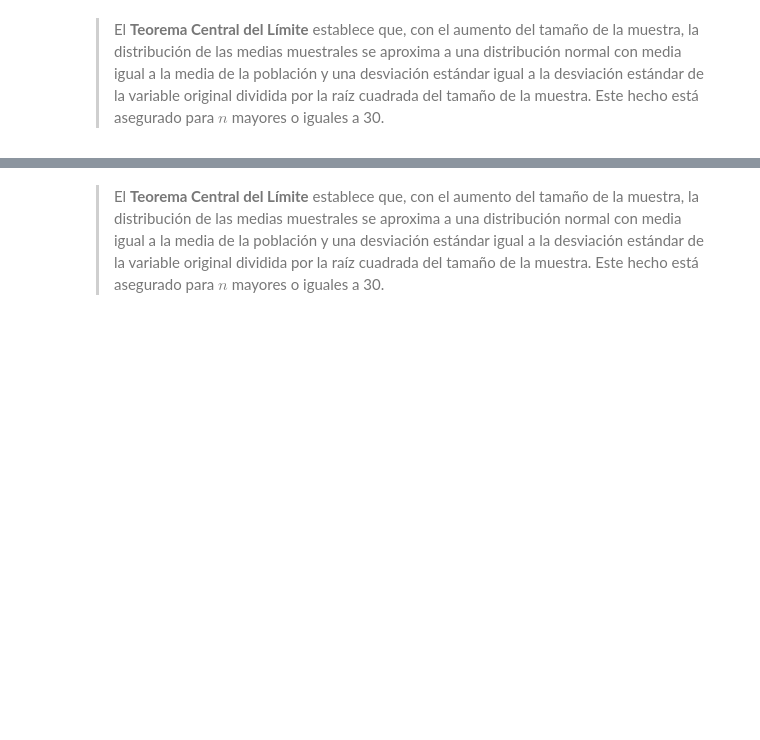
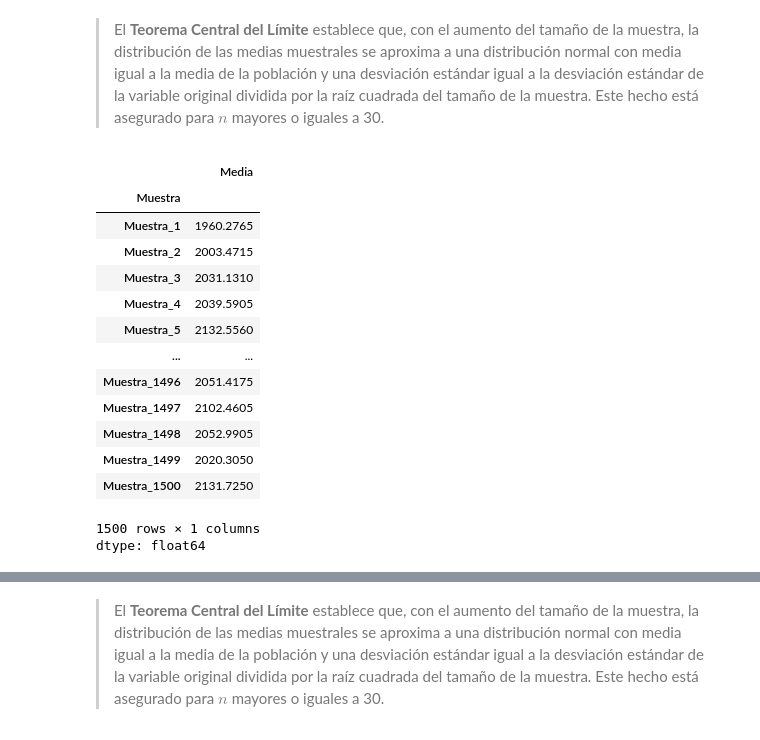
Before and after one commit to JLuceroVasquez/estadistica-con-python-probabilidad-y-muestreo, a Jupyter notebook: notebook-del-curso.ipynb, the cells around one changed output, grey strips where cells are left out. Drawn from its saved outputs; the diff is of its cells as text; code cells hidden in the pictures; blank space fills up the shorter version.

```diff
--- a/notebook-del-curso.ipynb
+++ b/notebook-del-curso.ipynb
@@ -1050,2 +1082,23 @@ La desviación estándar de las medias muestrales se conoce como **error estánd
 # %% [markdown]
 > El **Teorema Central del Límite** establece que, con el aumento del tamaño de la muestra, la distribución de las medias muestrales se aproxima a una distribución normal con media igual a la media de la población y una desviación estándar igual a la desviación estándar de la variable original dividida por la raíz cuadrada del tamaño de la muestra. Este hecho está asegurado para $n$ mayores o iguales a 30.
+# %%
+#Se crea una serie con las medias de cada muestra.
+medias_muestrales = muestras.mean(axis=0)
+medias_muestrales.name = 'Media'
+medias_muestrales
+# %% [output]
+|  | Media |
+| Muestra |  |
+| Muestra_1 | 1960.2765 |
+| Muestra_2 | 2003.4715 |
+| Muestra_3 | 2031.1310 |
+| Muestra_4 | 2039.5905 |
+| Muestra_5 | 2132.5560 |
+| ... | ... |
+| Muestra_1496 | 2051.4175 |
+| Muestra_1497 | 2102.4605 |
+| Muestra_1498 | 2052.9905 |
+| Muestra_1499 | 2020.3050 |
+| Muestra_1500 | 2131.7250 |
+1500 rows × 1 columns
+dtype: float64
```
Also changed, not shown: parts of 5 cells of this notebook.
